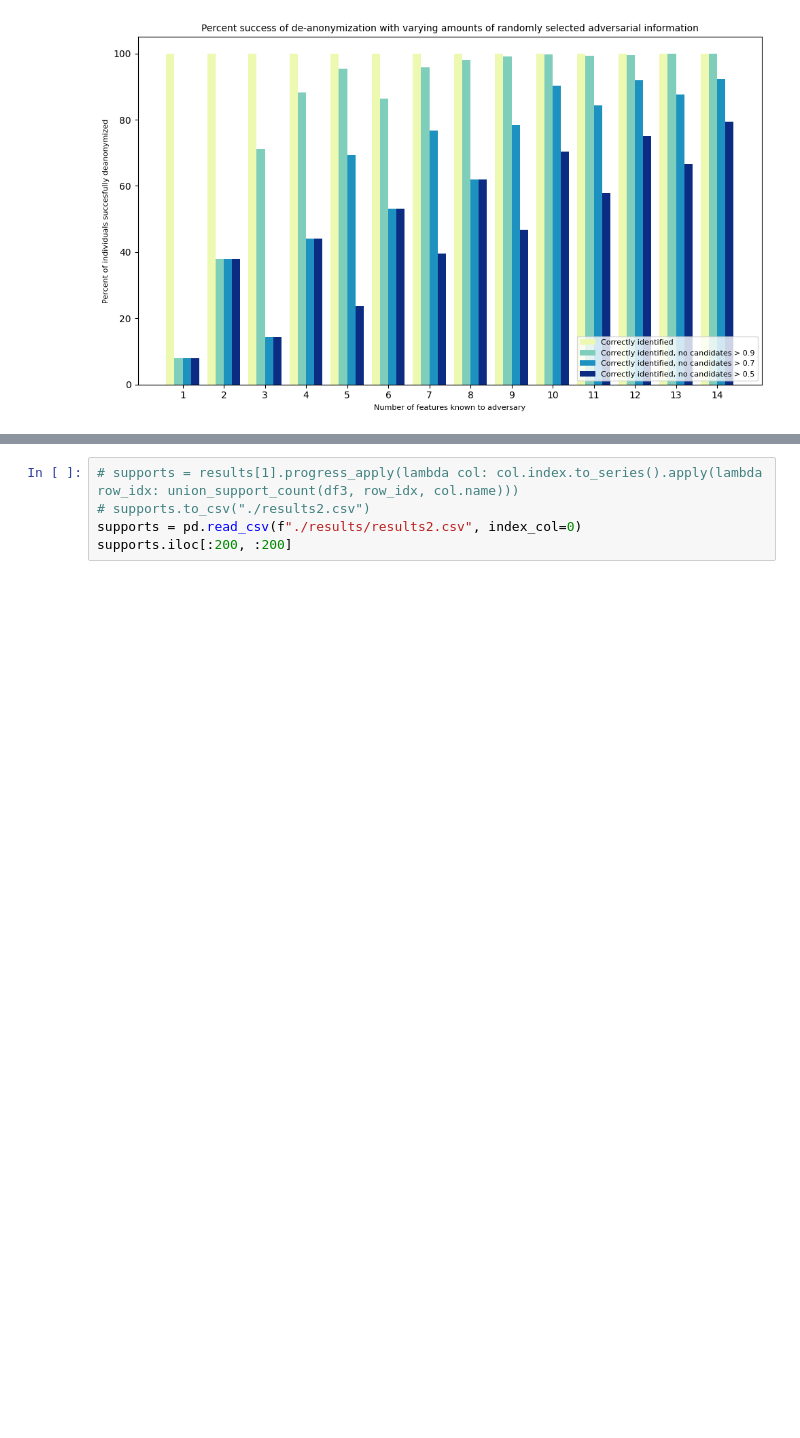
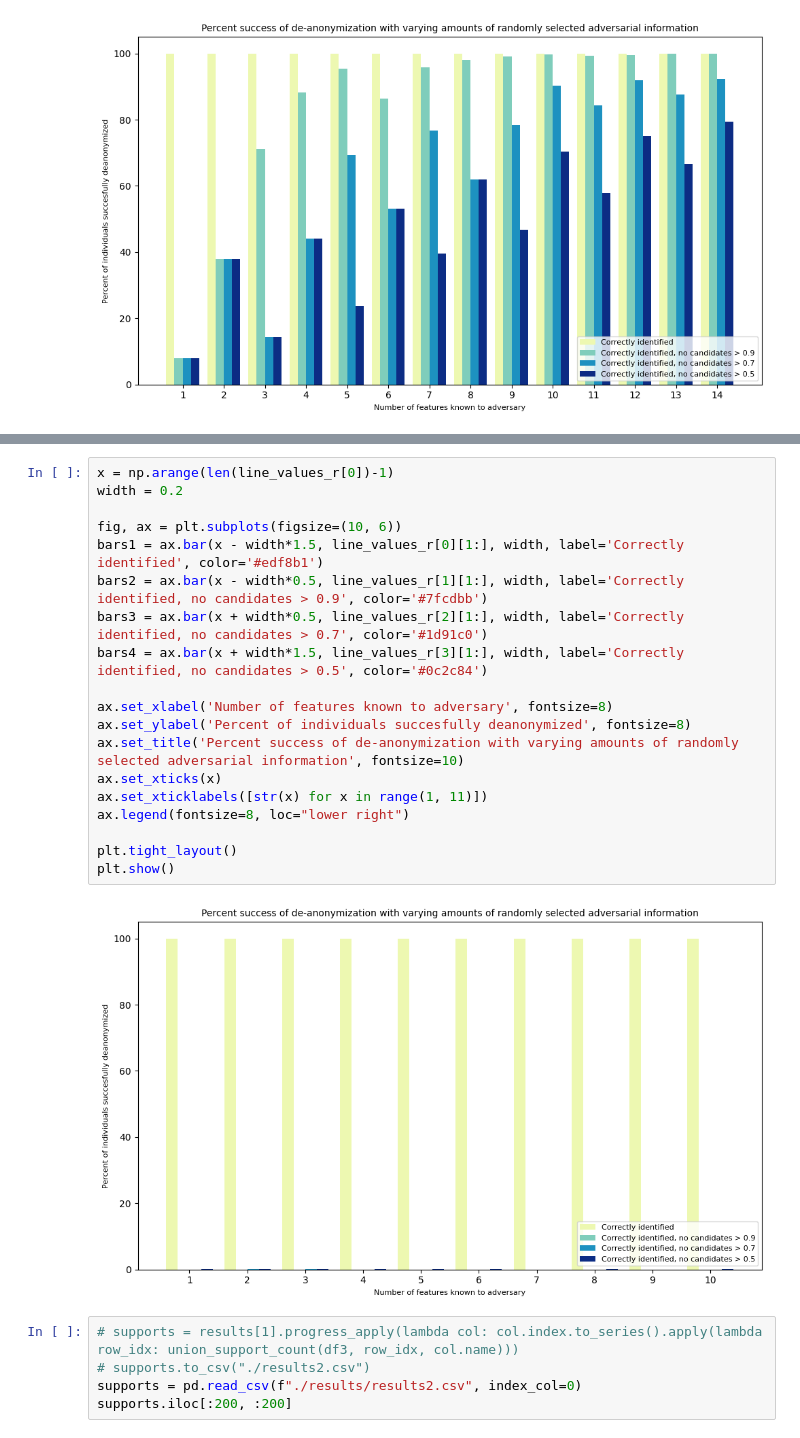
Before and after one commit to kkkarnav/deanonymization, a Jupyter notebook: main.ipynb, the cells around one changed output, grey strips where cells are left out. Saved outputs shown, nothing was run; the diff lists cells and outputs as text; blank space fills up the shorter version.

```diff
--- a/main.ipynb
+++ b/main.ipynb
@@ -388,3 +420,24 @@ plt.show()
+# %%
+x = np.arange(len(line_values_r[0])-1)
+width = 0.2
+
+fig, ax = plt.subplots(figsize=(10, 6))
+bars1 = ax.bar(x - width*1.5, line_values_r[0][1:], width, label='Correctly identified', color='#edf8b1')
+bars2 = ax.bar(x - width*0.5, line_values_r[1][1:], width, label='Correctly identified, no candidates > 0.9', color='#7fcdbb')
+bars3 = ax.bar(x + width*0.5, line_values_r[2][1:], width, label='Correctly identified, no candidates > 0.7', color='#1d91c0')
+bars4 = ax.bar(x + width*1.5, line_values_r[3][1:], width, label='Correctly identified, no candidates > 0.5', color='#0c2c84')
+
+ax.set_xlabel('Number of features known to adversary', fontsize=8)
+ax.set_ylabel('Percent of individuals succesfully deanonymized', fontsize=8)
+ax.set_title('Percent success of de-anonymization with varying amounts of randomly selected adversarial information', fontsize=10)
+ax.set_xticks(x)
+ax.set_xticklabels([str(x) for x in range(1, 11)])
+ax.legend(fontsize=8, loc="lower right")
+
+plt.tight_layout()
+plt.show()
+# %% [output]
+[figure, added]
 # %%
 # supports = results[1].progress_apply(lambda col: col.index.to_series().apply(lambda row_idx: union_support_count(df3, row_idx, col.name)))
 # supports.to_csv("./results2.csv")
```
Also changed, not shown: parts of 11 cells of this notebook, 3 other files.
